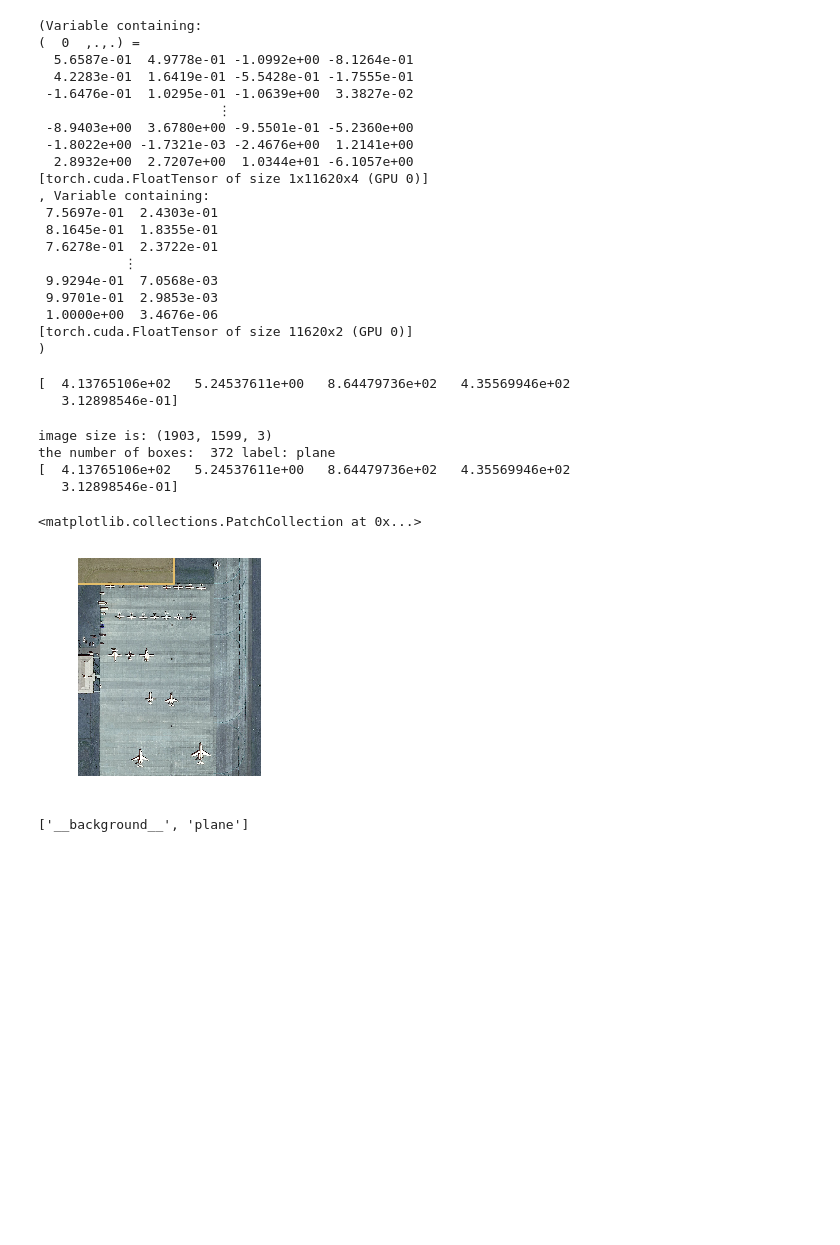
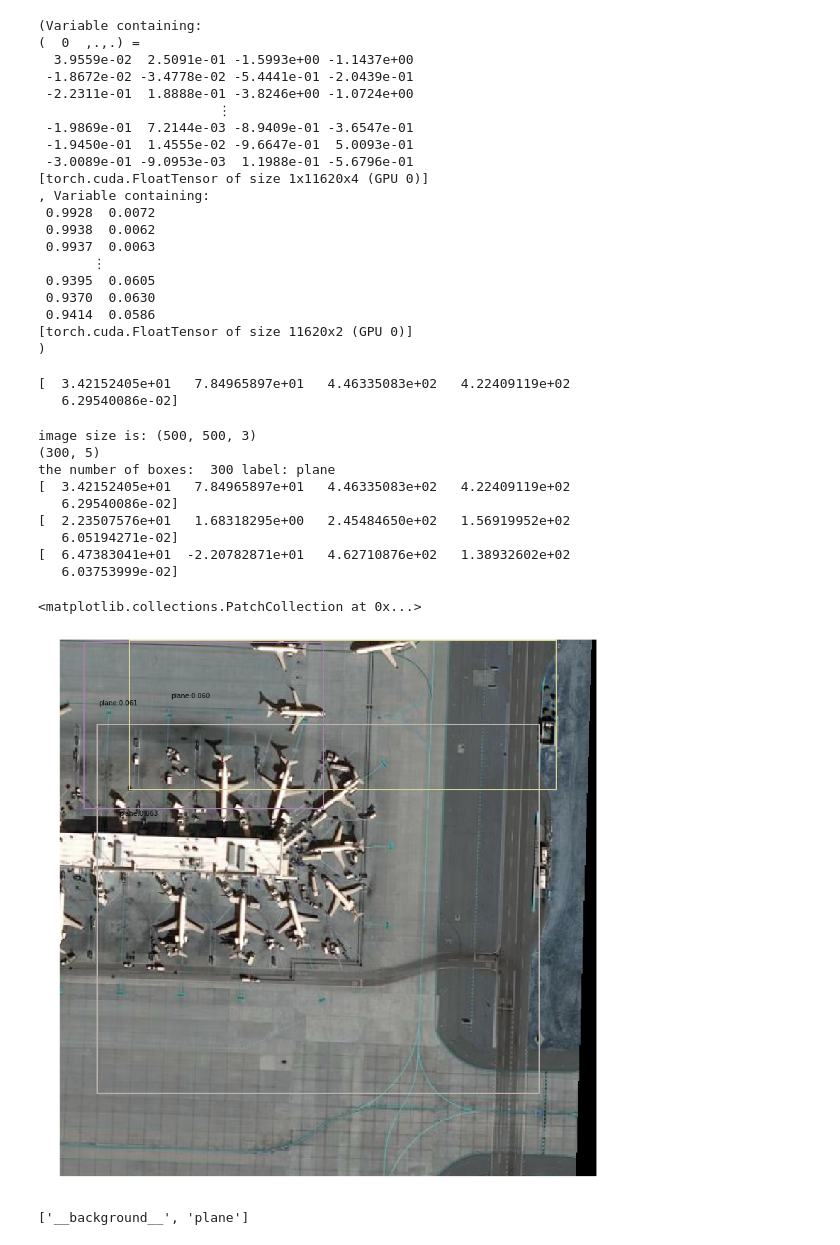
Before and after one commit to RaymondBigCat/PytorchSSD_DOTA, a Jupyter notebook: TestSingleImg.ipynb, the cells around one changed output. Cells and saved outputs as stored; diff of their text form; code cells hidden in the pictures; blank space fills up the shorter version.

```diff
--- a/TestSingleImg.ipynb
+++ b/TestSingleImg.ipynb
@@ -26,12 +31,14 @@ import math
 # %%
 # params
-trained_model = 'weights/RFB_vgg_300/2019-03-28 16:03/RFB_vgg_DOTA_epoches_60.pth'
+trained_model = 'weights/RFB_vgg_subset_planes_500_gap200_300/2019-04-16-11:34/RFB_vgg_DOTA_epoches_160.pth'
+train_sets = 'subset_planes_500_gap200'
 img_dim = 300
 DOTA_CLASSES = ('__background__', 'plane')
 num_images = 1
 num_classes = len(DOTA_CLASSES)
-img_path = '/home/raymond/project/PytorchSSD_DOTA/data/DOTA_devkit/example/images/P1088.png'
-rgb_means = (104, 117, 123) # RFB for voc
+#img_path = '/home/raymond/project/PytorchSSD_DOTA/data/DOTA_devkit/examplesplit/images/P1088__1__2__4.png'
+img_path = '/media/raymond/MainDrive/Dataset/DOTA/subset_planes_500_gap200/images/P1874__1__10__6.png'
+rgb_means = (100.95,100.55,95.21) # RFB for voc
 cuda = True
 top_k = 200
 cfg = VOC_300
@@ -40,6 +47,7 @@ priorbox = PriorBox(cfg) # 锚框
 priors = Variable(priorbox.forward(), volatile=True).cuda() # PyTorch版本不对，还要用Variable
 max_per_image=300
 thresh=0.005
+rgb_std = (1, 1, 1)
 # %%
 # init net
 from models.RFB_Net_vgg import build_net
@@ -105,22 +97,22 @@ scores = scores.cpu().numpy()
 # %% [output]
 (Variable containing:
 (  0  ,.,.) =
-  5.6587e-01  4.9778e-01 -1.0992e+00 -8.1264e-01
-  4.2283e-01  1.6419e-01 -5.5428e-01 -1.7555e-01
- -1.6476e-01  1.0295e-01 -1.0639e+00  3.3827e-02
+  3.9559e-02  2.5091e-01 -1.5993e+00 -1.1437e+00
+ -1.8672e-02 -3.4778e-02 -5.4441e-01 -2.0439e-01
+ -2.2311e-01  1.8888e-01 -3.8246e+00 -1.0724e+00
                        ⋮
- -8.9403e+00  3.6780e+00 -9.5501e-01 -5.2360e+00
- -1.8022e+00 -1.7321e-03 -2.4676e+00  1.2141e+00
-  2.8932e+00  2.7207e+00  1.0344e+01 -6.1057e+00
+ -1.9869e-01  7.2144e-03 -8.9409e-01 -3.6547e-01
+ -1.9450e-01  1.4555e-02 -9.6647e-01  5.0093e-01
+ -3.0089e-01 -9.0953e-03  1.1988e-01 -5.6796e-01
 [torch.cuda.FloatTensor of size 1x11620x4 (GPU 0)]
 , Variable containing:
- 7.5697e-01  2.4303e-01
- 8.1645e-01  1.8355e-01
- 7.6278e-01  2.3722e-01
-           ⋮
- 9.9294e-01  7.0568e-03
- 9.9701e-01  2.9853e-03
- 1.0000e+00  3.4676e-06
+ 0.9928  0.0072
+ 0.9938  0.0062
+ 0.9937  0.0063
+       ⋮
+ 0.9395  0.0605
+ 0.9370  0.0630
+ 0.9414  0.0586
 [torch.cuda.FloatTensor of size 11620x2 (GPU 0)]
 )
 # %%
@@ -150,52 +142,67 @@ if max_per_image > 0:
 # box = [4个位置信息，1个置信度]
 print((all_boxes[1][0][0]))
 # %% [output]
-[  4.13765106e+02   5.24537611e+00   8.64479736e+02   4.35569946e+02
-   3.12898546e-01]
+[  3.42152405e+01   7.84965897e+01   4.46335083e+02   4.22409119e+02
+   6.29540086e-02]
 # %%
 # 可视化
 print('image size is:',img.shape)
 plt.imshow(img)
 plt.axis('off')
 ax = plt.gca()
 ax.set_autoscale_on(False)
 import pylab
-pylab.rcParams['figure.figsize'] = (20.0, 20.0) # 调整显示图像大小
+pylab.rcParams['figure.figsize'] = (15.0, 15.0) # 调整显示图像大小
 polygons = []
 color = []
 circles = []
+colors = [(0,0,0),(128,0,0),(0,128,0),(128,128,0),(0,0,128),(128,0,128),(0,128,128),(128,128,128),(64,0,0),(192,0,0),(64,128,0),(192,128,0),(64,0,128),(192,0,128),(64,128,128),(192,128,128),(0,64,0),(128,64,0),(0,192,0),(128,192,0),(0,64,128)]
 for k in range(1, num_classes):
     dets = all_boxes[k][i] # 一个种类的所有水平框
+    print(dets.shape)
     if dets == []:
         continue
     print('the number of boxes: ', dets.shape[0], 'label:', DOTA_CLASSES[k])
     for s in range(dets.shape[0]): # 遍历所有框
-        if dets[s][-1] >= 0.31:
+        if dets[s][-1] >= 0.06:
             print (dets[s])
             c = (np.random.random((1, 3)) * 0.6 + 0.4).tolist()[0] # 随机选颜色
             color.append(c)
+            """
             xc,yc,w,h = dets[s][:4]
             xmin = xc - w/2
             xmax = xc + w/2
             ymin = yc - h/2
             ymax = yc + h/2
+            """
+            xmin,ymin,xmax,ymax = dets[s][:4]
+            if xmin < 0: xmin =0
+            if ymin < 0: ymin =0
+            if xmax > img.shape[0]: xmax = img.shape[0]
+            if ymax > img.shape[0]: ymax = img.shape[1]
             poly = [(xmin,ymax),(xmin,ymin),(xmax,ymin),(xmax,ymax)]
             polygons.append(Polygon(poly)) #append应该是允许多次画框
             # 标签
             text = DOTA_CLASSES[k]+ ':' + '{:.3f}'.format(dets[s, -1])
-            cv2.putText(img, text, (int(xmin),int(ymax)), cv2.FONT_HERSHEY_COMPLEX,1,(0,0,0), 1)
-            #plt.annotate(text, xy=(int(xmin),int(ymax)),xytext=(int(xmin),int(ymax)), textcoords='offset points')
-p = PatchCollection(polygons, facecolors=color, linewidths=0, alpha=0.4)
-ax.add_collection(p)
+            #cv2.rectangle(img, (int(dets[s, 0] + 1),int(dets[s, 1] + 1)), (int(dets[s, 2] + 1),int(dets[s, 3] + 1)), colors[k], 2)
+            #cv2.putText(img, text, (int(dets[s, 0] + 1),int(dets[s, 1] + 1)), cv2.FONT_HERSHEY_SIMPLEX, 0.5, colors[k], 1)
+            plt.annotate(text, xy=(int(xmin),int(ymax)),xytext=(int(xmin),int(ymax)), textcoords='offset points')
+#p = PatchCollection(polygons, facecolors=color, linewidths=0, alpha=0.4)
+#ax.add_collection(p)
 p = PatchCollection(polygons, facecolors='none', edgecolors=color, linewidths=2)
 ax.add_collection(p)
 # %% [output]
-image size is: (1903, 1599, 3)
-the number of boxes:  372 label: plane
-[  4.13765106e+02   5.24537611e+00   8.64479736e+02   4.35569946e+02
-   3.12898546e-01]
+image size is: (500, 500, 3)
+(300, 5)
+the number of boxes:  300 label: plane
+[  3.42152405e+01   7.84965897e+01   4.46335083e+02   4.22409119e+02
+   6.29540086e-02]
+[  2.23507576e+01   1.68318295e+00   2.45484650e+02   1.56919952e+02
+   6.05194271e-02]
+[  6.47383041e+01  -2.20782871e+01   4.62710876e+02   1.38932602e+02
+   6.03753999e-02]
 <matplotlib.collections.PatchCollection at 0x...>
-[figure, old version]
+[figure, new version]
 # %%
 # TEST
 # Tuple to List
```
Also changed, not shown: parts of 8 cells of this notebook, 13 other files.
